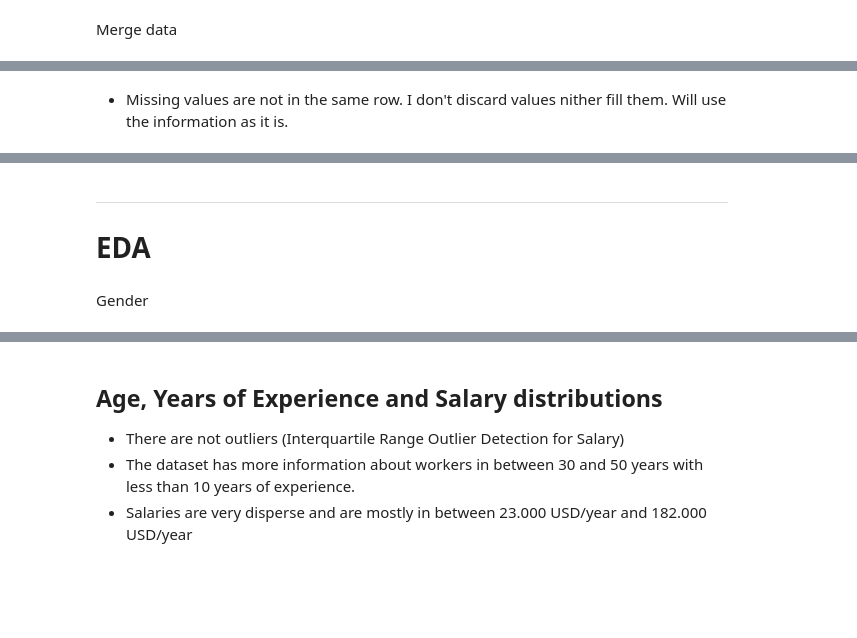
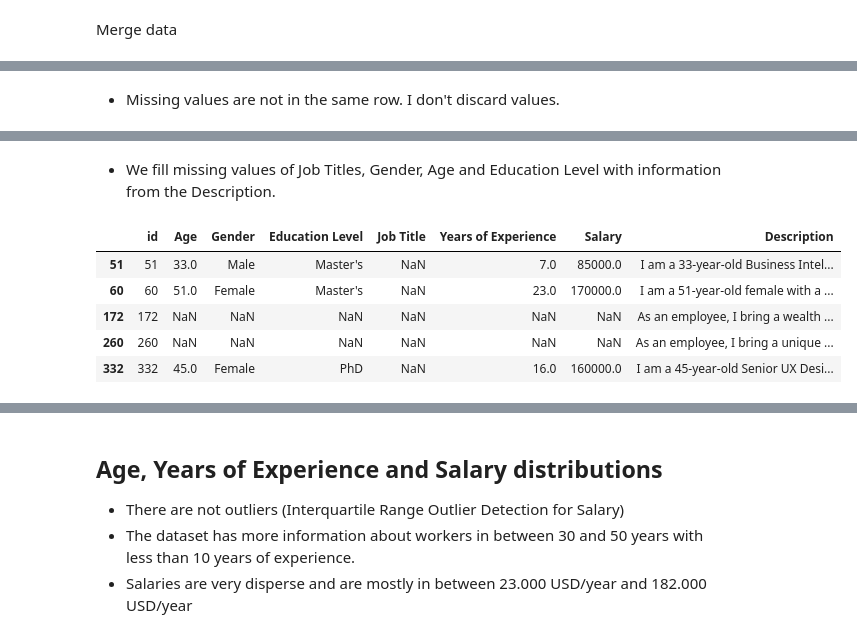
Before and after one commit to HLussiatti/SalaryForecast, a Jupyter notebook: notebooks/0. EDA & ETL.ipynb, the cells around one changed output, grey strips where cells are left out. Cells and saved outputs as stored; diff of their text form; code cells hidden in the pictures; blank space fills up the shorter version.

```diff
--- a/notebooks/0. EDA & ETL.ipynb
+++ b/notebooks/0. EDA & ETL.ipynb
@@ -135,5 +142,5 @@ df = df_people.merge(df_salary, on='id', how='left').merge(df_description, on='i
 # %% [markdown]
-- Missing values are not in the same row. I don't discard values nither fill them. Will use the information as it is.
+- Missing values are not in the same row. I don't discard values.
 # %%
 df_missing = df[df.isna().any(axis=1)]
 df_missing
@@ -156,8 +163,15 @@ df_missing
 | 315 | 315 | NaN | Male | Bachelor's | Senior Software Engineer | 13.0 | 130000.0 | I am a Senior Software Engineer w... |
 | 332 | 332 | 45.0 | Female | PhD | NaN | 16.0 | 160000.0 | I am a 45-year-old Senior UX Desi... |
 | 366 | 366 | 31.0 | Female | NaN | Junior Financial Analyst | 3.0 | 50000.0 | I am a 31-year-old female working... |
-# %% [markdown]
----
-# EDA
-# %% [markdown]
-Gender
+# %% [markdown]
+- We fill missing values of Job Titles, Gender, Age and Education Level with information from the Description.
+# %%
+df_missing_jobs_titles = df[df['Job Title'].isna()]
+df_missing_jobs_titles
+# %% [output]
+|  | id | Age | Gender | Education Level | Job Title | Years of Experience | Salary | Description |
+| 51 | 51 | 33.0 | Male | Master's | NaN | 7.0 | 85000.0 | I am a 33-year-old Business Intel... |
+| 60 | 60 | 51.0 | Female | Master's | NaN | 23.0 | 170000.0 | I am a 51-year-old female with a ... |
+| 172 | 172 | NaN | NaN | NaN | NaN | NaN | NaN | As an employee, I bring a wealth ... |
+| 260 | 260 | NaN | NaN | NaN | NaN | NaN | NaN | As an employee, I bring a unique ... |
+| 332 | 332 | 45.0 | Female | PhD | NaN | 16.0 | 160000.0 | I am a 45-year-old Senior UX Desi... |
```
Also changed, not shown: parts of 13 cells of this notebook, 6 other files.
